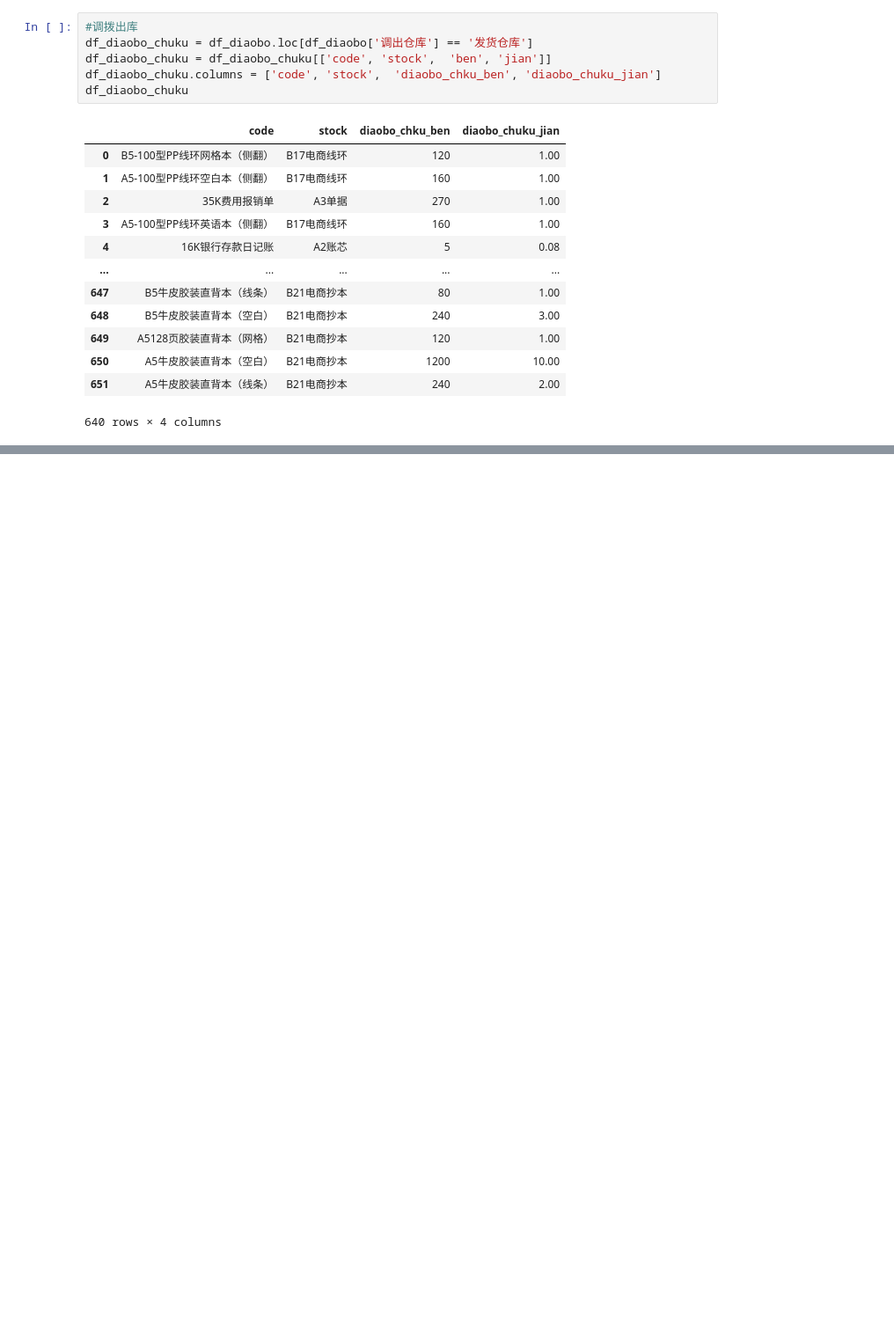
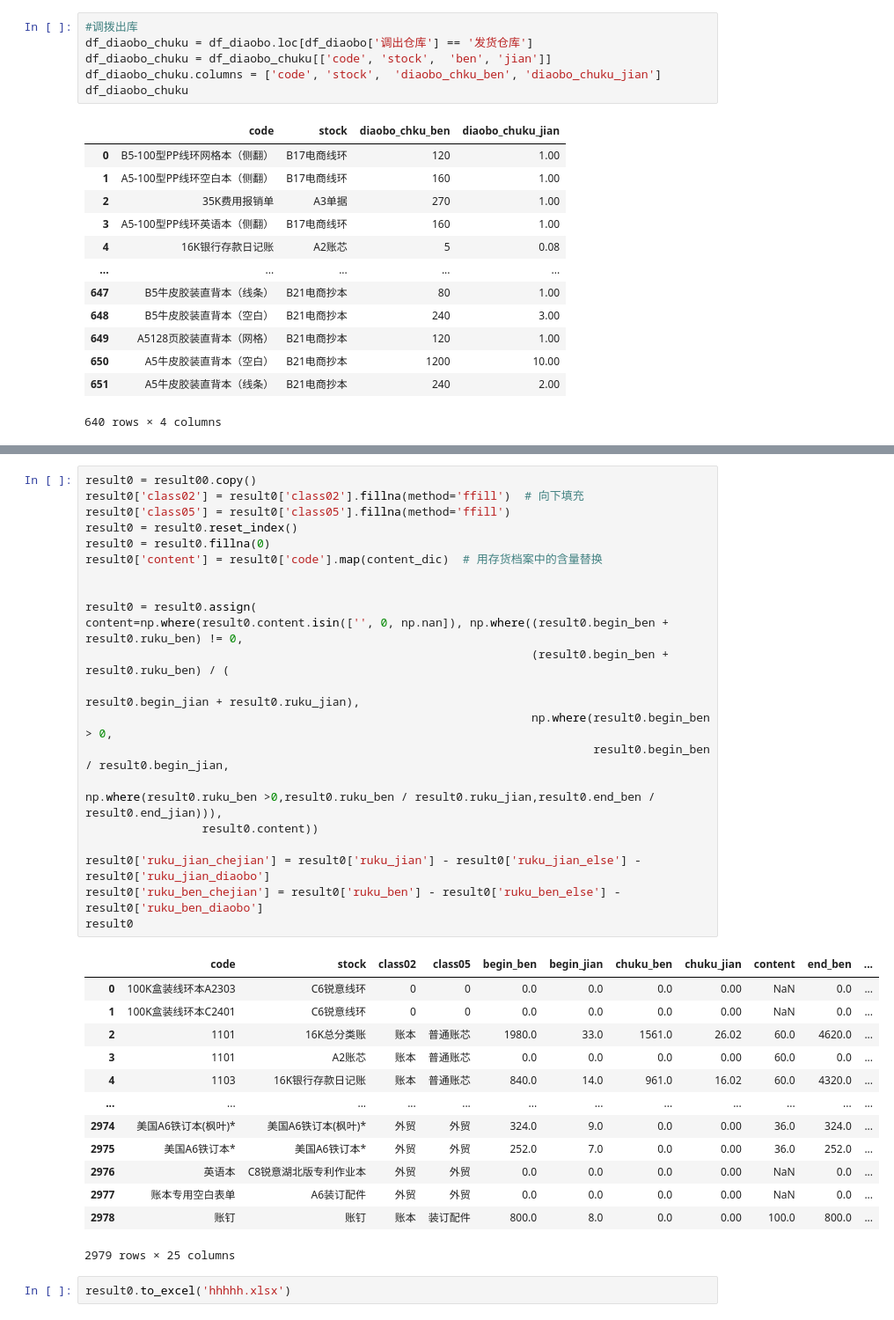
Before and after one commit to reddatetea/fisha, a Jupyter notebook: 调拨单.ipynb, the cells around one changed output, grey strips where cells are left out. Shown: that part at 88% size. Cells and saved outputs as stored; diff of their text form; blank space fills up the shorter version.

```diff
--- a/调拨单.ipynb
+++ b/调拨单.ipynb
@@ -48,0 +1083,37 @@ df_diaobo_chuku
+# %%
+result0 = result00.copy()
+result0['class02'] = result0['class02'].fillna(method='ffill')  # 向下填充
+result0['class05'] = result0['class05'].fillna(method='ffill')
+result0 = result0.reset_index()
+result0 = result0.fillna(0)
+result0['content'] = result0['code'].map(content_dic)  # 用存货档案中的含量替换
+
+
+result0 = result0.assign(
+content=np.where(result0.content.isin(['', 0, np.nan]), np.where((result0.begin_ben + result0.ruku_ben) != 0,
+                                                                 (result0.begin_ben + result0.ruku_ben) / (
+                                                                             result0.begin_jian + result0.ruku_jian),
+                                                                 np.where(result0.begin_ben > 0,
+                                                                          result0.begin_ben / result0.begin_jian,
+                                                                          np.where(result0.ruku_ben >0,result0.ruku_ben / result0.ruku_jian,result0.end_ben / result0.end_jian))),
+                 result0.content))
+
+result0['ruku_jian_chejian'] = result0['ruku_jian'] - result0['ruku_jian_else'] - result0['ruku_jian_diaobo']
+result0['ruku_ben_chejian'] = result0['ruku_ben'] - result0['ruku_ben_else'] - result0['ruku_ben_diaobo']
+result0
+# %% [output]
+|  | code | stock | class02 | class05 | begin_ben | begin_jian | chuku_ben | chuku_jian | content | end_ben | ... |
+| 0 | 100K盒装线环本A2303 | C6锐意线环 | 0 | 0 | 0.0 | 0.0 | 0.0 | 0.00 | NaN | 0.0 | ... |
+| 1 | 100K盒装线环本C2401 | C6锐意线环 | 0 | 0 | 0.0 | 0.0 | 0.0 | 0.00 | NaN | 0.0 | ... |
+| 2 | 1101 | 16K总分类账 | 账本 | 普通账芯 | 1980.0 | 33.0 | 1561.0 | 26.02 | 60.0 | 4620.0 | ... |
+| 3 | 1101 | A2账芯 | 账本 | 普通账芯 | 0.0 | 0.0 | 0.0 | 0.00 | 60.0 | 0.0 | ... |
+| 4 | 1103 | 16K银行存款日记账 | 账本 | 普通账芯 | 840.0 | 14.0 | 961.0 | 16.02 | 60.0 | 4320.0 | ... |
+| ... | ... | ... | ... | ... | ... | ... | ... | ... | ... | ... | ... |
+| 2974 | 美国A6铁订本(枫叶)* | 美国A6铁订本(枫叶)* | 外贸 | 外贸 | 324.0 | 9.0 | 0.0 | 0.00 | 36.0 | 324.0 | ... |
+| 2975 | 美国A6铁订本* | 美国A6铁订本* | 外贸 | 外贸 | 252.0 | 7.0 | 0.0 | 0.00 | 36.0 | 252.0 | ... |
+| 2976 | 英语本 | C8锐意湖北版专利作业本 | 外贸 | 外贸 | 0.0 | 0.0 | 0.0 | 0.00 | NaN | 0.0 | ... |
+| 2977 | 账本专用空白表单 | A6装订配件 | 外贸 | 外贸 | 0.0 | 0.0 | 0.0 | 0.00 | NaN | 0.0 | ... |
+| 2978 | 账钉 | 账钉 | 账本 | 装订配件 | 800.0 | 8.0 | 0.0 | 0.00 | 100.0 | 800.0 | ... |
+2979 rows × 25 columns
+# %%
+result0.to_excel('hhhhh.xlsx')
```
Also changed, not shown: parts of 14 cells of this notebook, 9 other files.
